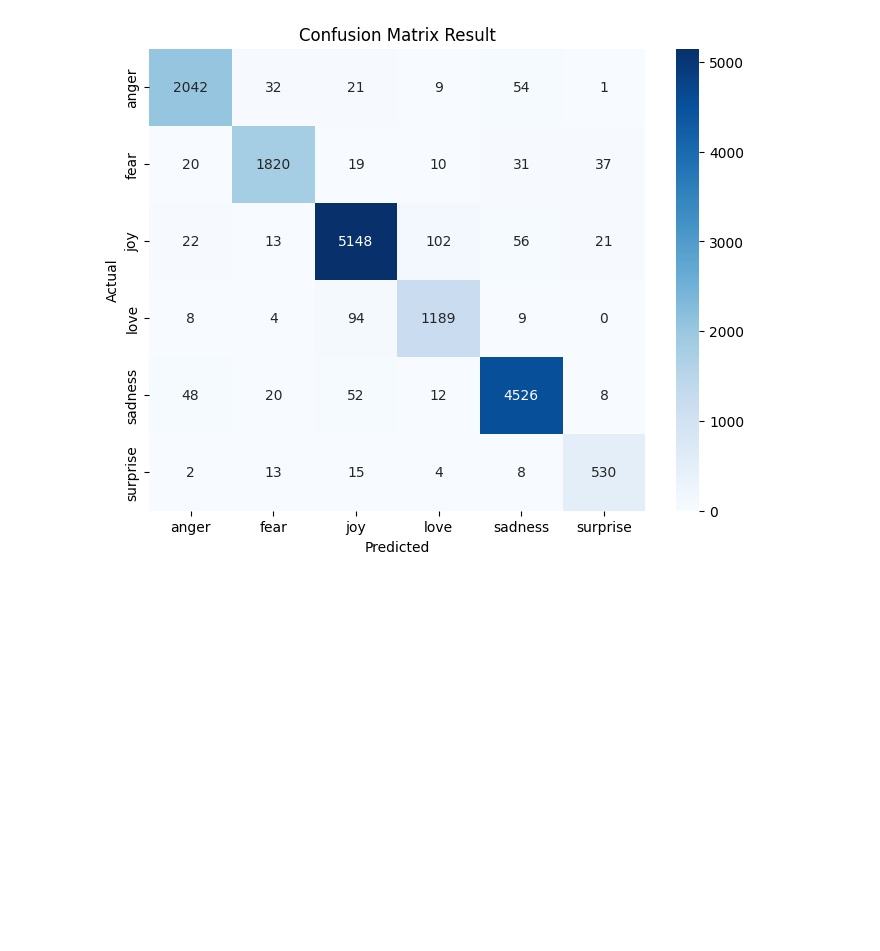
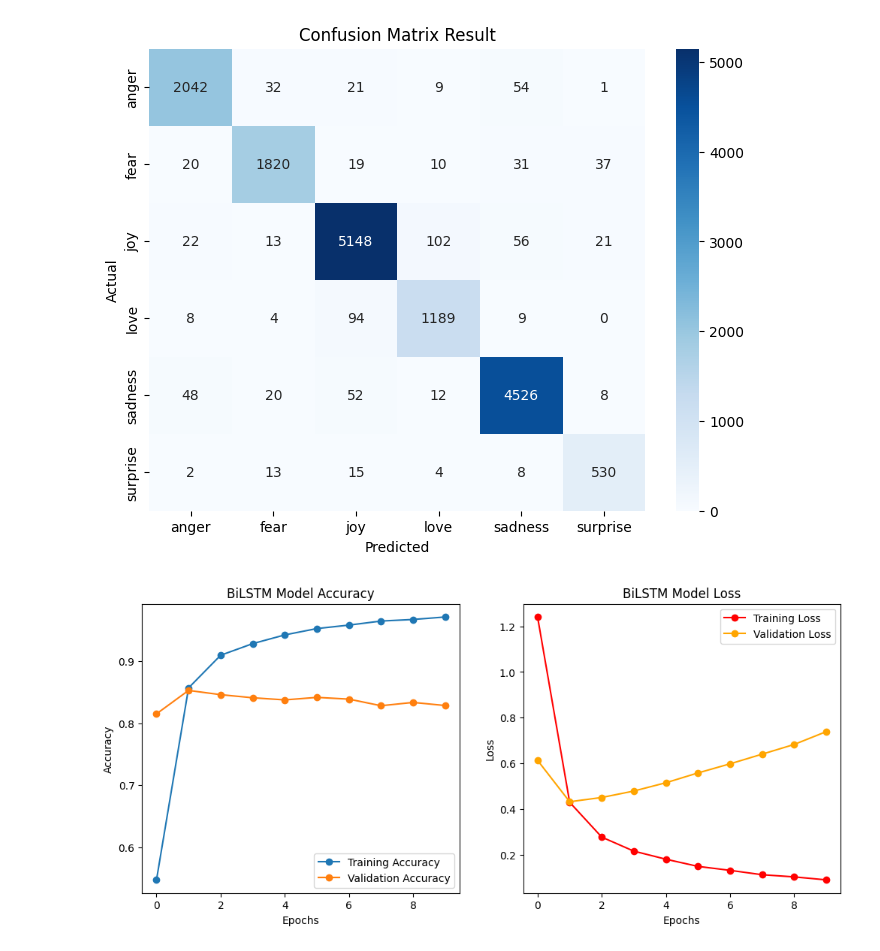
Before and after one commit to kashyapmuskan2111-droid/projectbtp, a Jupyter notebook: Untitled10.ipynb, the cells around one changed output. Saved outputs shown, nothing was run; the diff lists cells and outputs as text; code cells hidden in the pictures; blank space fills up the shorter version.

```diff
--- a/Untitled10.ipynb
+++ b/Untitled10.ipynb
@@ -125,3 +125,28 @@ plt.show()
 [figure]
 500/500 ━━━━━━━━━━━━━━━━━━━━ 2s 3ms/step
 [figure]
+# %%
+import matplotlib.pyplot as plt
+
+# 1. Accuracy Graph
+plt.figure(figsize=(12, 5))
+plt.subplot(1, 2, 1)
+plt.plot(history.history['accuracy'], label='Training Accuracy', marker='o')
+plt.plot(history.history['val_accuracy'], label='Validation Accuracy', marker='o')
+plt.title('BiLSTM Model Accuracy')
+plt.xlabel('Epochs')
+plt.ylabel('Accuracy')
+plt.legend()
+
+# 2. Loss Graph
+plt.subplot(1, 2, 2)
+plt.plot(history.history['loss'], label='Training Loss', color='red', marker='o')
+plt.plot(history.history['val_loss'], label='Validation Loss', color='orange', marker='o')
+plt.title('BiLSTM Model Loss')
+plt.xlabel('Epochs')
+plt.ylabel('Loss')
+plt.legend()
+
+plt.show()
+# %% [output]
+[figure, added]
```
Also changed, not shown: parts of 1 cell of this notebook.
